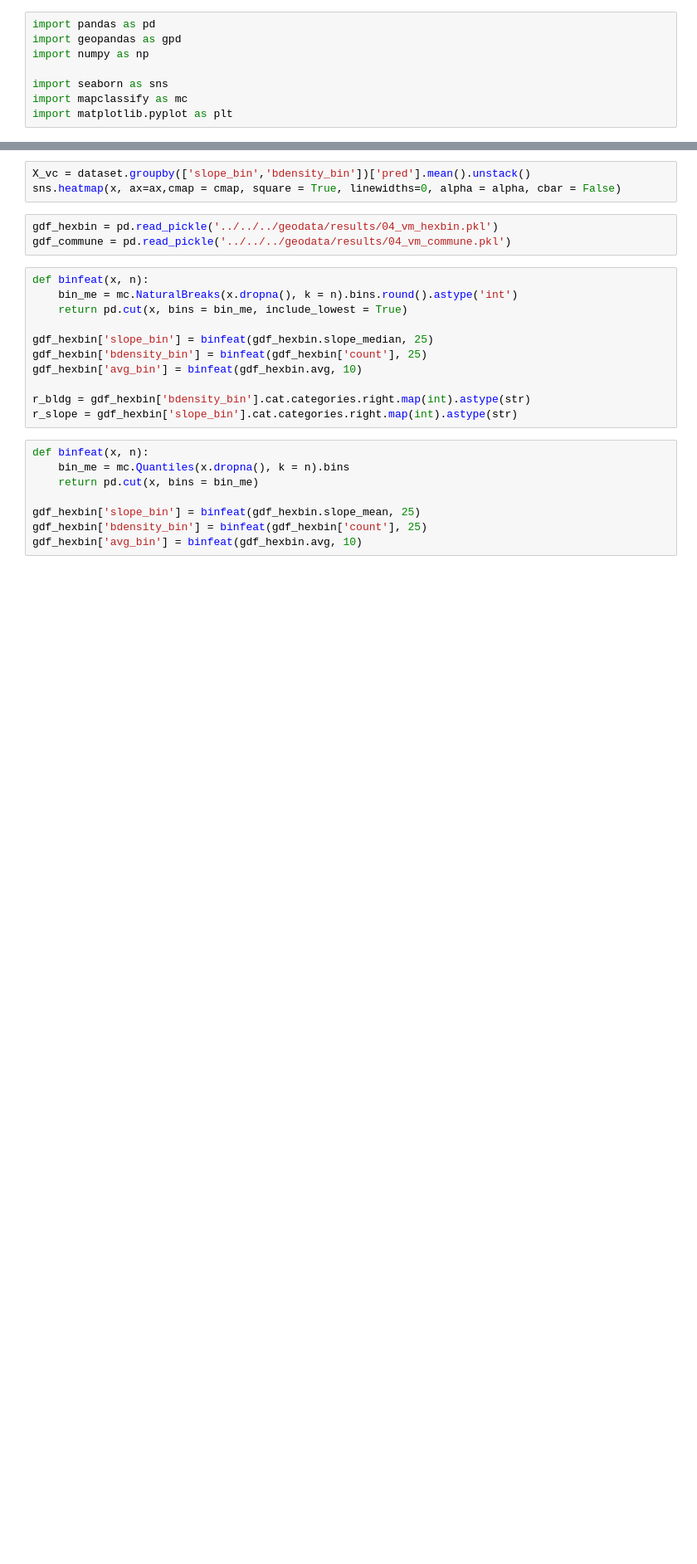
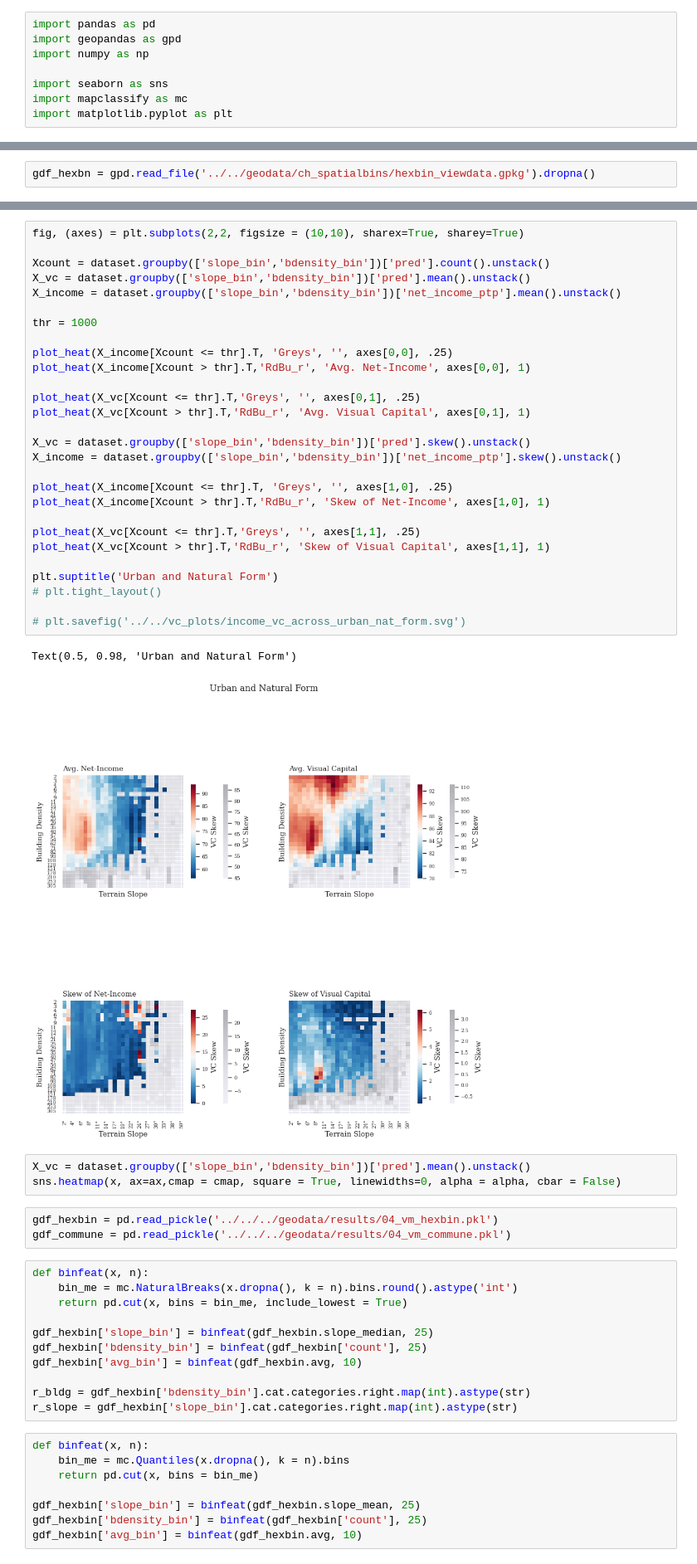
Before and after one commit to AdamSwietek/LUP_VisualCapital, a Jupyter notebook: notebooks/explore_vc/2_spatial_distribution.ipynb, the cells around one changed output, grey strips where cells are left out. Shown at 83% size. Drawn from its saved outputs; the diff is of its cells as text; blank space fills up the shorter version.

Commit message:
update spatial lagged vals

```diff
--- a/notebooks/explore_vc/2_spatial_distribution.ipynb
+++ b/notebooks/explore_vc/2_spatial_distribution.ipynb
@@ -23,3 +12,5 @@ array([ 1,  2,  2,  3,  4,  4,  5,  6,  7,  7,  8,  9, 10, 11, 12, 13, 14,
+# %%
+gdf_hexbn = gpd.read_file('../../geodata/ch_spatialbins/hexbin_viewdata.gpkg').dropna()
 # %%
 import mapclassify as mc
 n = 30
@@ -45,3 +68,34 @@ sns.jointplot(data=dataset.sample(1000), x="num_nabr", y="avg_slope", alpha = .5
+# %%
+fig, (axes) = plt.subplots(2,2, figsize = (10,10), sharex=True, sharey=True)
+
+Xcount = dataset.groupby(['slope_bin','bdensity_bin'])['pred'].count().unstack()
+X_vc = dataset.groupby(['slope_bin','bdensity_bin'])['pred'].mean().unstack()
+X_income = dataset.groupby(['slope_bin','bdensity_bin'])['net_income_ptp'].mean().unstack()
+
+thr = 1000
+
+plot_heat(X_income[Xcount <= thr].T, 'Greys', '', axes[0,0], .25)
+plot_heat(X_income[Xcount > thr].T,'RdBu_r', 'Avg. Net-Income', axes[0,0], 1)
+
+plot_heat(X_vc[Xcount <= thr].T,'Greys', '', axes[0,1], .25)
+plot_heat(X_vc[Xcount > thr].T,'RdBu_r', 'Avg. Visual Capital', axes[0,1], 1)
+
+X_vc = dataset.groupby(['slope_bin','bdensity_bin'])['pred'].skew().unstack()
+X_income = dataset.groupby(['slope_bin','bdensity_bin'])['net_income_ptp'].skew().unstack()
+
+plot_heat(X_income[Xcount <= thr].T, 'Greys', '', axes[1,0], .25)
+plot_heat(X_income[Xcount > thr].T,'RdBu_r', 'Skew of Net-Income', axes[1,0], 1)
+
+plot_heat(X_vc[Xcount <= thr].T,'Greys', '', axes[1,1], .25)
+plot_heat(X_vc[Xcount > thr].T,'RdBu_r', 'Skew of Visual Capital', axes[1,1], 1)
+
+plt.suptitle('Urban and Natural Form')
+# plt.tight_layout()
+
+# plt.savefig('../../vc_plots/income_vc_across_urban_nat_form.svg')
+# %% [output]
+Text(0.5, 0.98, 'Urban and Natural Form')
+[figure, added]
 # %%
 X_vc = dataset.groupby(['slope_bin','bdensity_bin'])['pred'].mean().unstack()
 sns.heatmap(x, ax=ax,cmap = cmap, square = True, linewidths=0, alpha = alpha, cbar = False)
```
Also changed, not shown: parts of 10 cells of this notebook, 2 other files.
